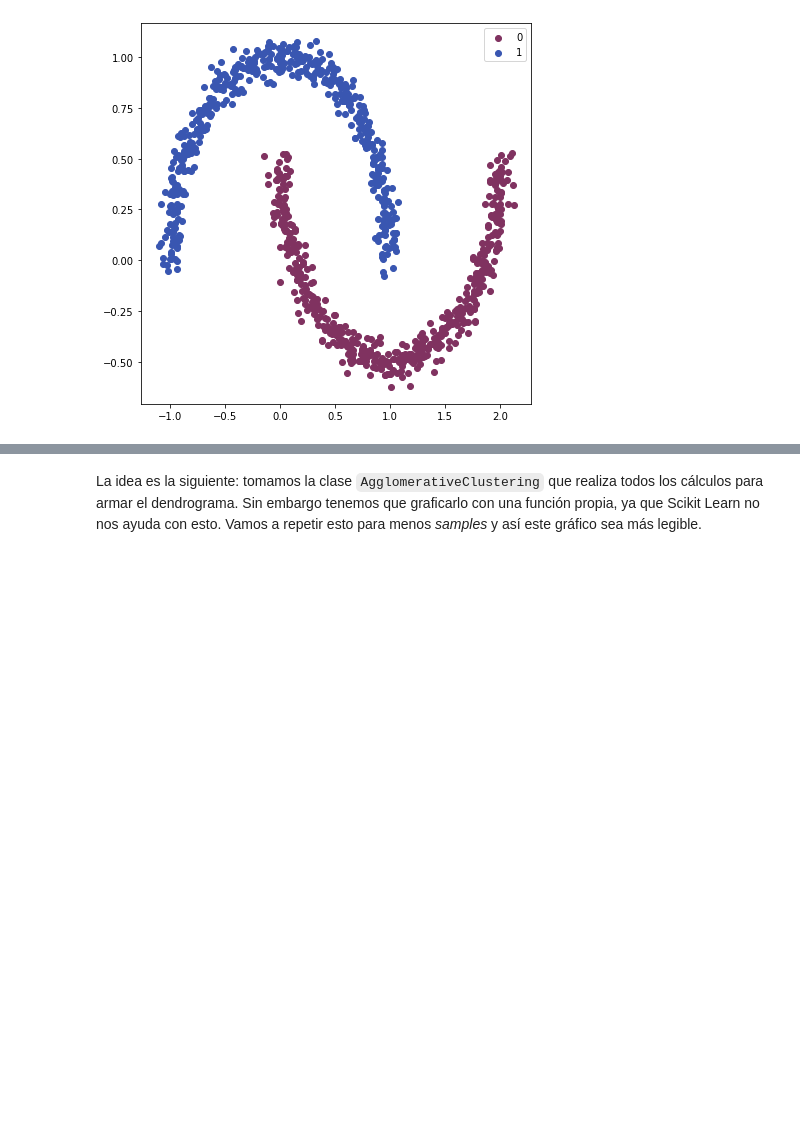
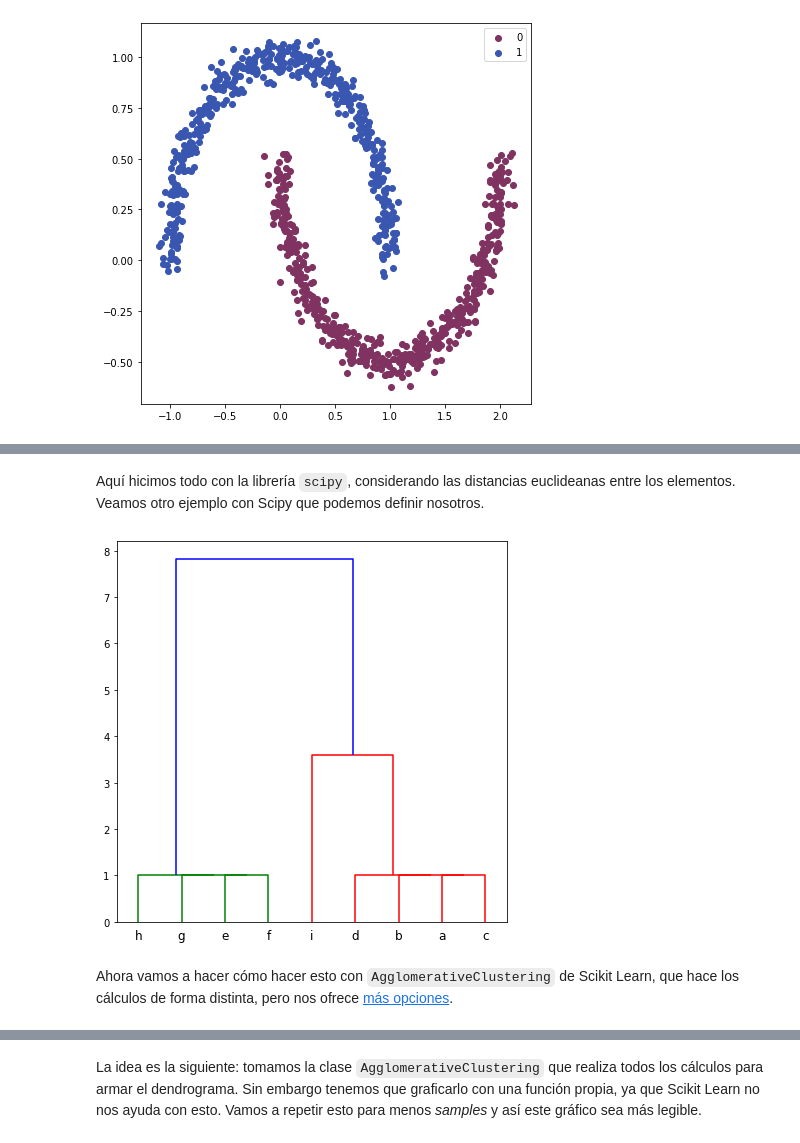
Before and after one commit to alanezz/Syllabus-2020-2, a Jupyter notebook: Jupyter y Apuntes/C12 - Reducción de Dimensionalidad y Clustering/Clustering.ipynb, the cells around one changed output, grey strips where cells are left out. Cells and saved outputs as stored; diff of their text form; code cells hidden in the pictures; blank space fills up the shorter version.

```diff
--- a/Jupyter y Apuntes/C12 - Reducción de Dimensionalidad y Clustering/Clustering.ipynb
+++ b/Jupyter y Apuntes/C12 - Reducción de Dimensionalidad y Clustering/Clustering.ipynb
@@ -169,3 +189,39 @@ Ahora vamos a aprender a hacer _clustering_ jerárquico con Scikit Learn y Scipy
+# %% [markdown]
+Aquí hicimos todo con la librería `scipy`, considerando las distancias euclideanas entre los elementos. Veamos otro ejemplo con Scipy que podemos definir nosotros.
+# %%
+X = np.array(
+[
+    [0, 0],
+    [1, 1],
+    [1, 0],
+    [0, 1],
+    [9, 9],
+    [9, 10],
+    [10, 9],
+    [10, 10],
+    [4, 3]
+])
+
+labels = ['a', 'b', 'c', 'd', 'e', 'f', 'g', 'h', 'i']
+
+linked = linkage(X, 'single')
+
+plt.figure(figsize=(7, 7))
+
+# A esta función podemos pasarle labels
+dendrogram(
+    linked,
+    orientation='top',
+    labels=labels,
+    distance_sort='descending',
+    show_leaf_counts=True
+)
+
+plt.show()
+# %% [output]
+[figure, added]
+# %% [markdown]
+Ahora vamos a hacer cómo hacer esto con `AgglomerativeClustering` de Scikit Learn, que hace los cálculos de forma distinta, pero nos ofrece [más opciones](https://scikit-learn.org/stable/modules/generated/sklearn.cluster.AgglomerativeClustering.html).
 # %%
 import numpy as np
 
```
Also changed, not shown: parts of 9 cells of this notebook.
